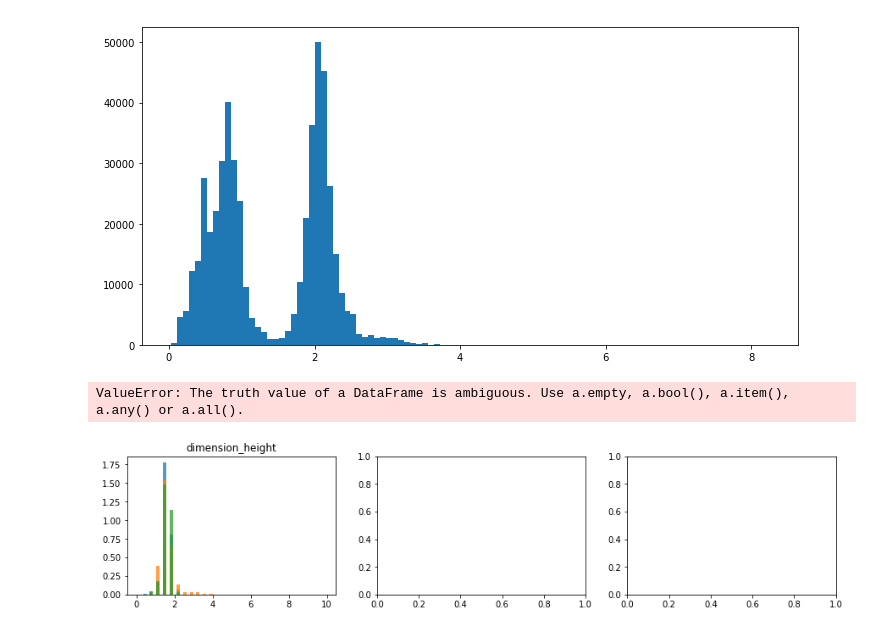
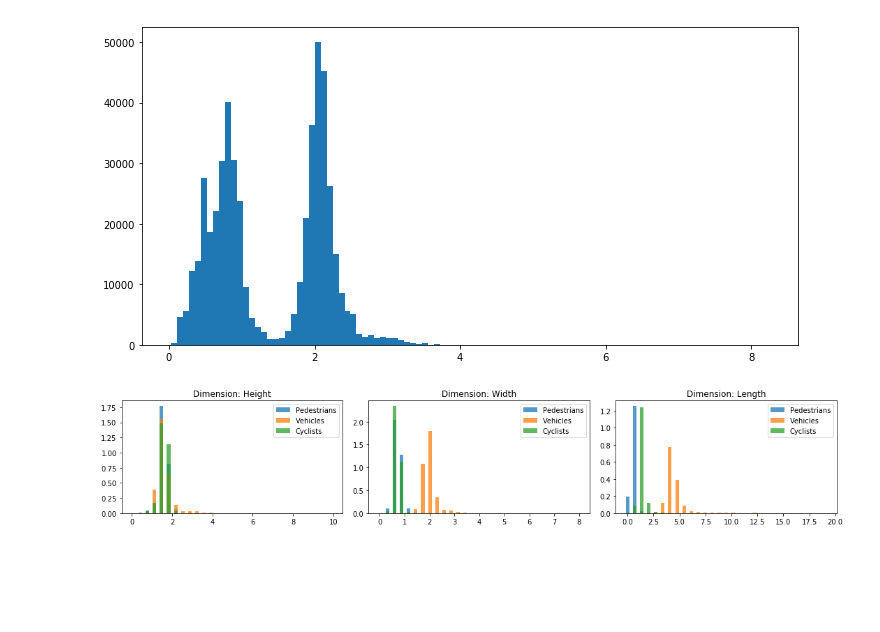
Before and after one commit to kittyschulz/Exploring-Waymo-Open-Dataset, a Jupyter notebook: Waymo-Object-EDA.ipynb, the cells around one changed output. Drawn from its saved outputs; the diff is of its cells as text; code cells hidden in the pictures; blank space fills up the shorter version.

```diff
--- a/Waymo-Object-EDA.ipynb
+++ b/Waymo-Object-EDA.ipynb
@@ -36,10 +35,10 @@ objects_df.head()
 | 3 | 3 | pedestrian | 2.100000 | 0.734008 | 0.863620 | 89.197525 | 28.183521 | ... |
 | 4 | 4 | pedestrian | 1.642014 | 0.941461 | 0.776469 | -169.396439 | -65.372452 | ... |
 # %%
-pedestrians = objects_df[objects_df['category'] == 'pedestrian']
-cyclists = objects_df[objects_df['category'] == 'cyclist']
-vehicles = objects_df[objects_df['category'] == 'vehicle']
-signs = objects_df[objects_df['category'] == 'sign']
+pedestrians = objects_df[objects_df['category'] == 'pedestrian'].copy()
+cyclists = objects_df[objects_df['category'] == 'cyclist'].copy()
+vehicles = objects_df[objects_df['category'] == 'vehicle'].copy()
+signs = objects_df[objects_df['category'] == 'sign'].copy()
 # %%
 ax = plt.axes(projection='3d')
 ax.view_init(45, 45)
@@ -103,0 +127,22 @@ plot_subgroup_hist(objects_df[distance_cols], pedestrians[distance_cols], vehicl
+# %%
+heights, angles, bars = plt.hist(ve['heading'], bins=180);
+plt.close()
+angles_rad = np.radians(angles)[:180]
+
+fig, axs = plt.subplots(1,1, figsize=(10, 10))
+N = 180
+bottom = 1
+
+theta = angles_rad
+radii = (heights)**(1/np.pi)
+width = (2*np.pi) / N
+
+ax = plt.subplot(111, polar=True)
+bars = ax.bar(theta, radii, width=width, bottom=bottom)
+
+# Use custom colors and opacity
+for r, bar in zip(radii, bars):
+    bar.set_facecolor(plt.cm.jet(r / 10.))
+    bar.set_alpha(0.8)
+
+plt.show()
@@ -112,5 +156,5 @@ plt.tight_layout()
 # %%
-def plot_subgroup_hist(df, subs):
+def plot_subgroup_hist(df, subs, labels):
     num_subs = len(subs)
     bp = []
     fig, axs = plt.subplots(1,3, figsize=(15, 3))
@@ -122,19 +166,17 @@ def plot_subgroup_hist(df, subs):
             bp.append(ax.bar(bins[:-1], height, .5*(bins[1]-bins[0]),
                      alpha=0.75, label=sub))
 
-        #height, binz = np.histogram(sub_b[col_name], bins=bins, density=True)
-        #bp2 = ax.bar(bins[:-1]+.5*(bins[1]-bins[0]), height,
-        #            .5*(bins[1]-bins[0]), color='b', alpha=.5)
-        ax.set_title(col_name)
+        ax.set_title(str(col_name).replace('_', ': ').title())
+        label = tuple(i for i in labels)
         bp_leg = tuple(i[0] for i in bp)
-
-        ax.legend(bp_leg, sub_leg, loc='best')
+        ax.legend(bp_leg, label, loc='best')
 
     plt.tight_layout()
 
     return fig, ax
 # %%
-plot_subgroup_hist(objects_df[dimension_cols], [pedestrians[dimension_cols], vehicles[dimension_cols], cyclists[dimension_cols]]);
+subs = [pedestrians[dimension_cols], vehicles[dimension_cols], cyclists[dimension_cols]]
+labels = ["Pedestrians", "Vehicles", "Cyclists"]
+plot_subgroup_hist(objects_df[dimension_cols], subs, labels);
 # %% [output]
-ValueError: The truth value of a DataFrame is ambiguous. Use a.empty, a.bool(), a.item(), a.any() or a.all().
-[figure, old version]
+[figure, new version]
```
Also changed, not shown: parts of 29 cells of this notebook.
